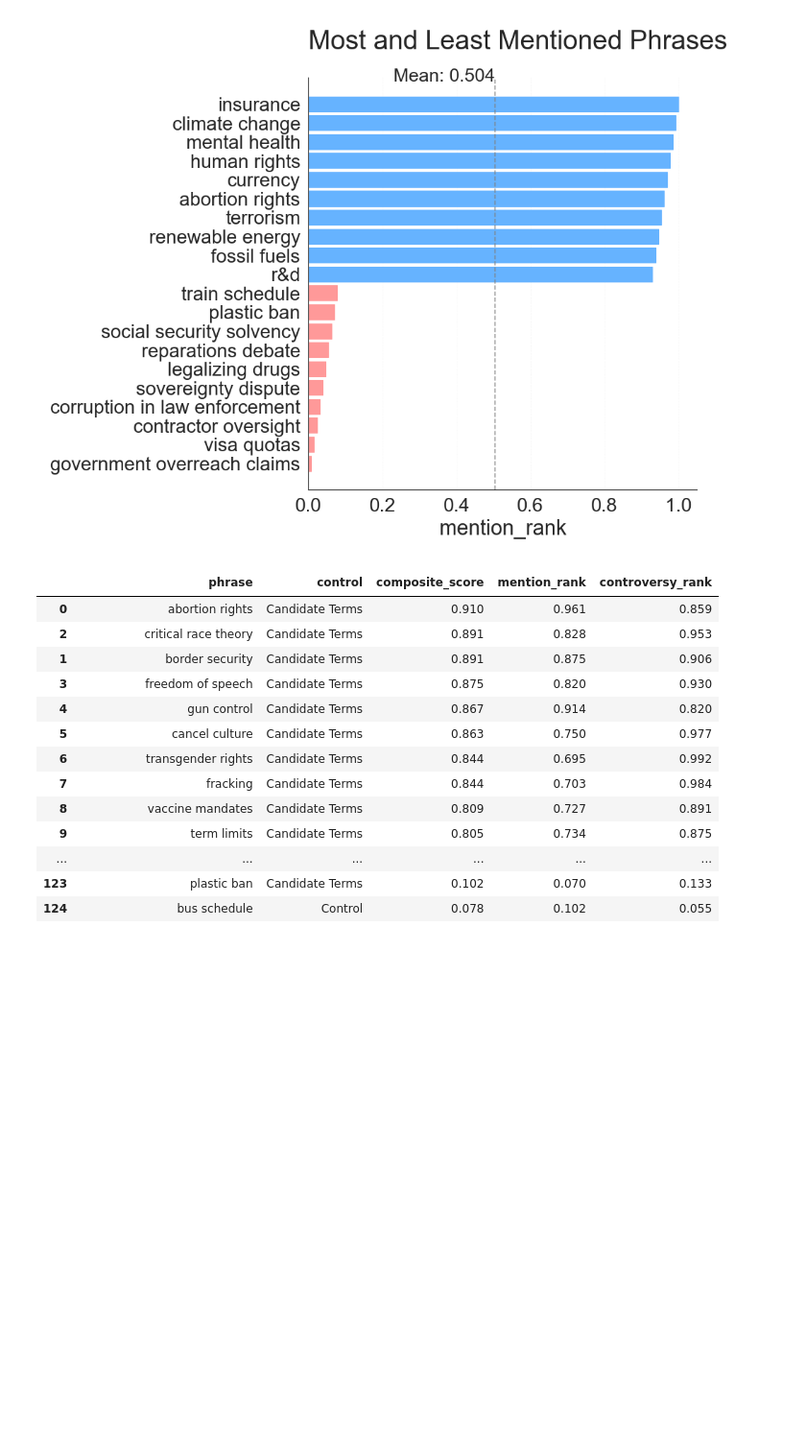
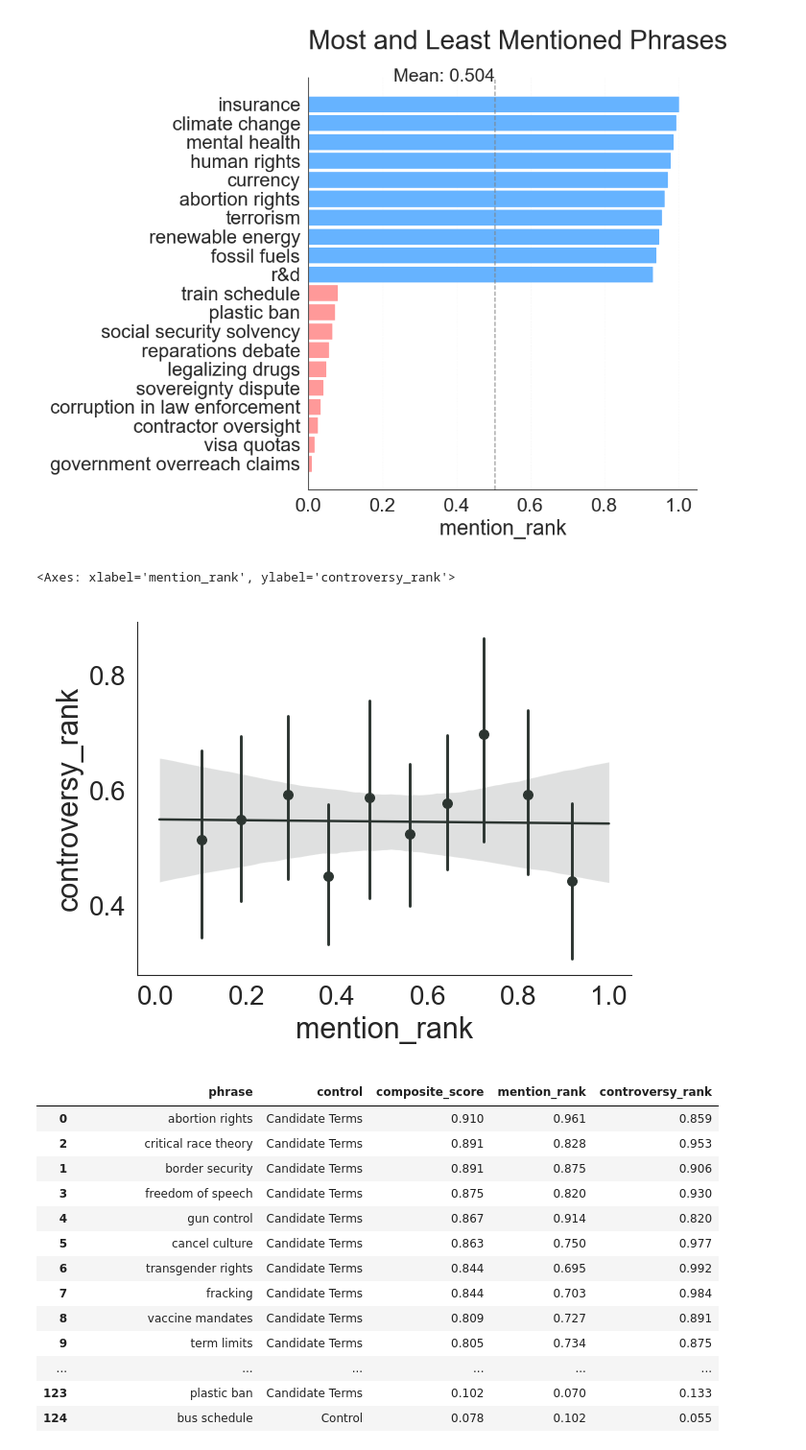
Before and after one commit to josh-ashkinaze/rename, a Jupyter notebook: scripts/2.3_explore_mc_data.ipynb, the cells around one changed output. Shown: that part at 96% size. Drawn from its saved outputs; the diff is of its cells as text; code cells hidden in the pictures; blank space fills up the shorter version.

Commit message:
add scatter

```diff
--- a/scripts/2.3_explore_mc_data.ipynb
+++ b/scripts/2.3_explore_mc_data.ipynb
@@ -228,4 +229,9 @@ plot_extremes(df, 'mention_rank', 10, 'Most and Least Mentioned Phrases')
 # %% [output]
 <module 'matplotlib.pyplot' from '/Users/jashkina/Documents/LocResearch/rename/.myvenv/lib/python3.12/site-packages/matplotlib/pyplot.py'>
 [figure]
+# %%
+sns.regplot(data=df.query("is_dummy==0"), x='mention_rank', y='controversy_rank', x_bins=10)
+# %% [output]
+<Axes: xlabel='mention_rank', ylabel='controversy_rank'>
+[figure, added]
 # %%
```
Also changed, not shown: parts of 3 cells of this notebook.
